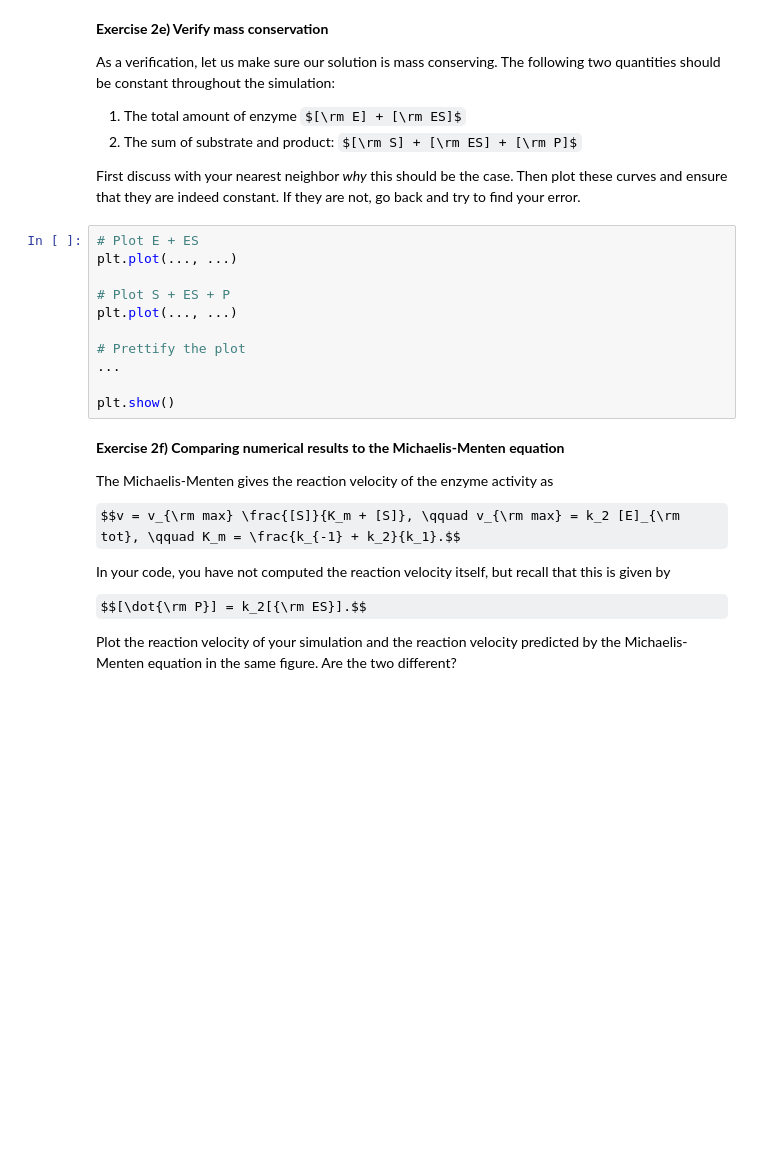
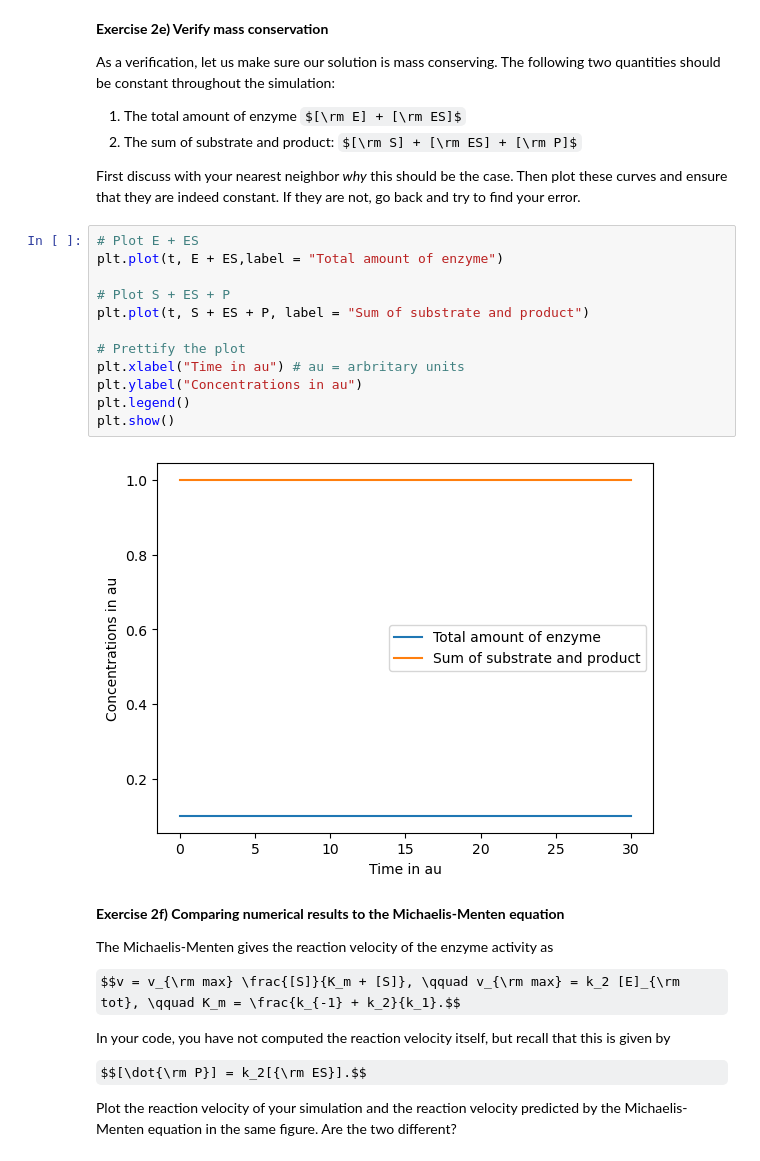
Before and after one commit to rakshakonanur/SSCP_lectures_RK, a Jupyter notebook: L02 (Physical Chemistry)/E2 — Exercises on Physical Chemistry.ipynb, the cells around one changed output. Saved outputs shown, nothing was run; the diff lists cells and outputs as text; some formulas as TeX source; blank space fills up the shorter version.

```diff
--- a/L02 (Physical Chemistry)/E2 — Exercises on Physical Chemistry.ipynb
+++ b/L02 (Physical Chemistry)/E2 — Exercises on Physical Chemistry.ipynb
@@ -355,15 +364,18 @@ As a verification, let us make sure our solution is mass conserving. The followi
 First discuss with your nearest neighbor *why* this should be the case. Then plot these curves and ensure that they are indeed constant. If they are not, go back and try to find your error.
 # %%
 # Plot E + ES
-plt.plot(..., ...)
+plt.plot(t, E + ES,label = "Total amount of enzyme")
 
 # Plot S + ES + P
-plt.plot(..., ...)
+plt.plot(t, S + ES + P, label = "Sum of substrate and product")
 
 # Prettify the plot
-...
-
+plt.xlabel("Time in au") # au = arbritary units
+plt.ylabel("Concentrations in au")
+plt.legend()
 plt.show()
+# %% [output]
+[figure, added]
 # %% [markdown]
 **Exercise 2f) Comparing numerical results to the Michaelis-Menten equation**
 
```
Also changed, not shown: parts of 10 cells of this notebook, 4 other files.
